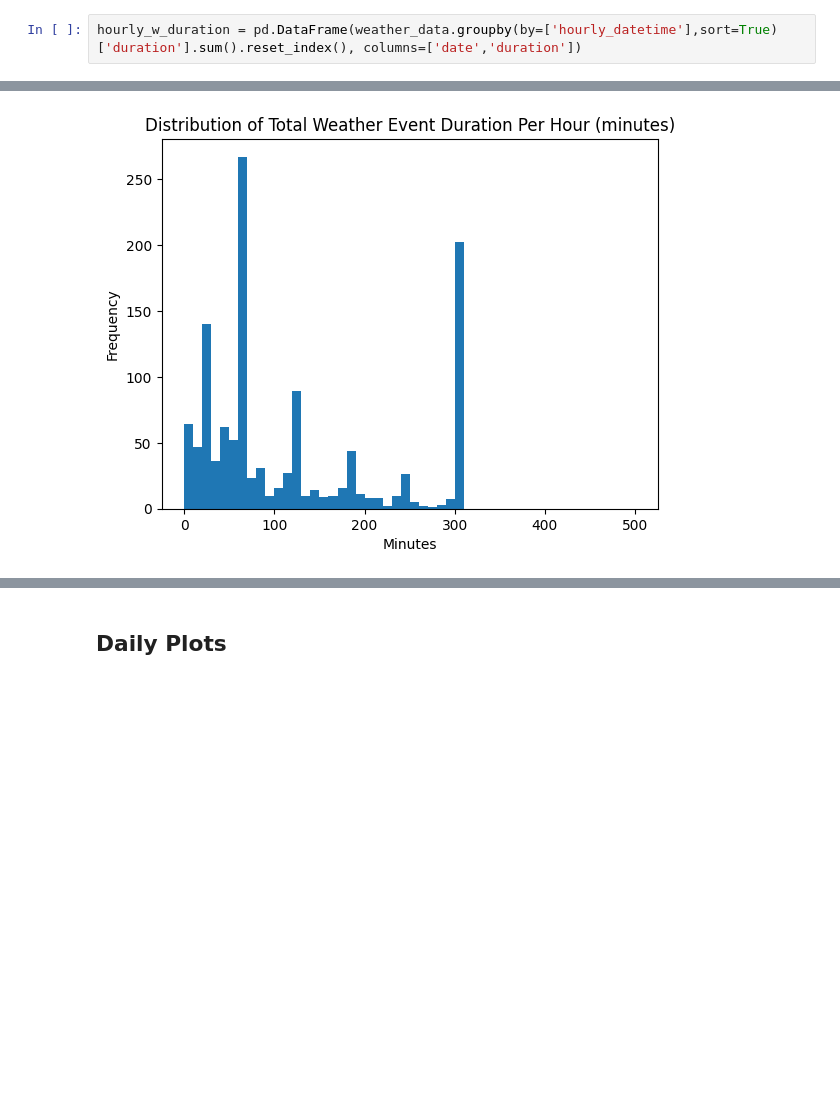
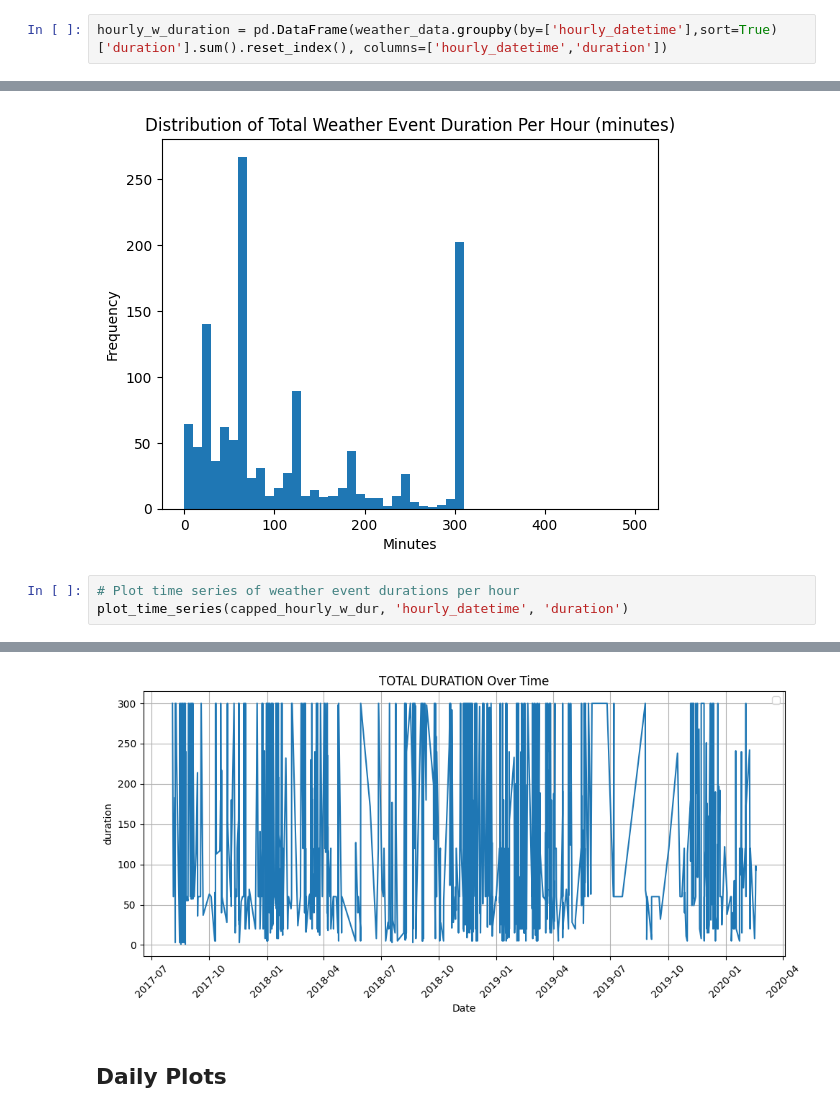
Before and after one commit to CammN/ev_load_fc, a Jupyter notebook: notebooks/02_weather_EDA.ipynb, the cells around one changed output, grey strips where cells are left out. Saved outputs shown, nothing was run; the diff lists cells and outputs as text; blank space fills up the shorter version.

```diff
--- a/notebooks/02_weather_EDA.ipynb
+++ b/notebooks/02_weather_EDA.ipynb
@@ -251,5 +338,5 @@ plot_time_series(weather_data, 'hourly_datetime', 'duration')
 # %%
-hourly_w_duration = pd.DataFrame(weather_data.groupby(by=['hourly_datetime'],sort=True)['duration'].sum().reset_index(), columns=['date','duration'])
+hourly_w_duration = pd.DataFrame(weather_data.groupby(by=['hourly_datetime'],sort=True)['duration'].sum().reset_index(), columns=['hourly_datetime','duration'])
 # %%
 sns.boxplot(hourly_w_duration['duration'])
 plt.show()
@@ -285,3 +372,7 @@ plt.ylabel('Frequency')
 plt.show()
 # %% [output]
 [figure]
+# %%
+# Plot time series of weather event durations per hour
+plot_time_series(capped_hourly_w_dur, 'hourly_datetime', 'duration')
+# %% [output]
@@ -288,3 +380,4 @@ plt.show()
+[figure, added]
 # %% [markdown]
 ## Daily Plots
 # %%
```
Also changed, not shown: parts of 27 cells of this notebook, 12 other files.
